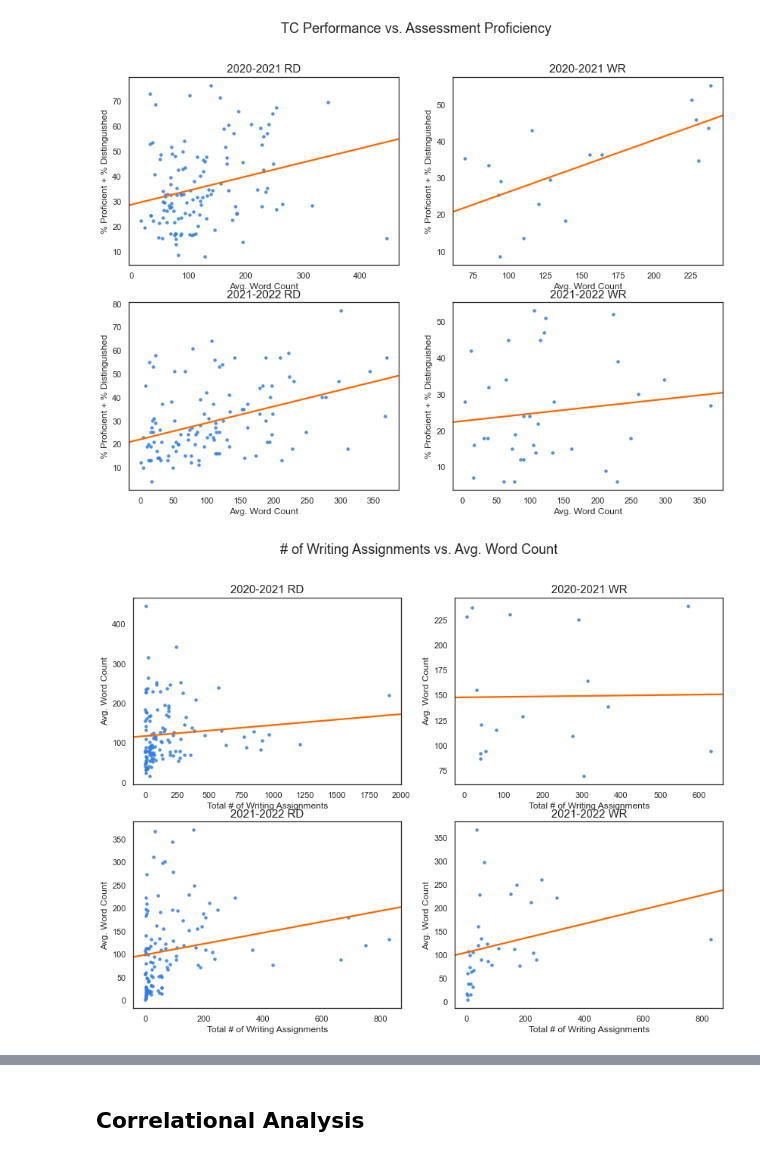
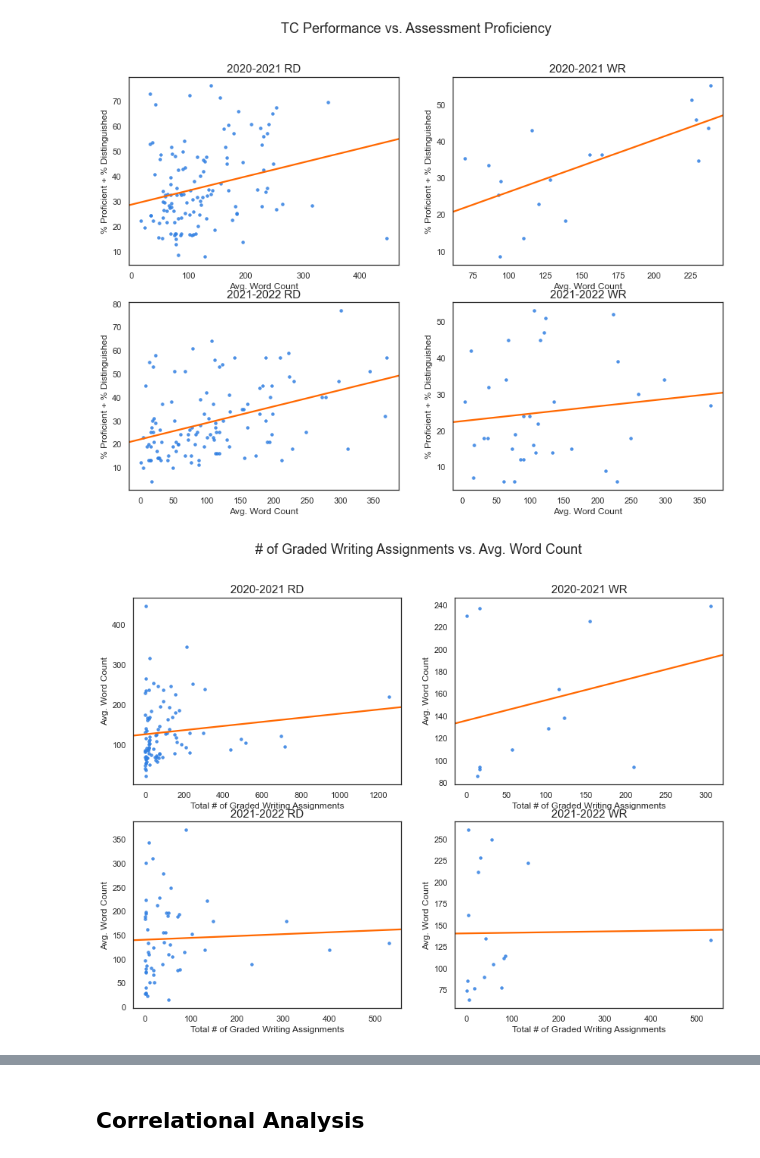
Before and after one commit to ThinkCERCA/efficacy_studies, a Jupyter notebook: JCPS external assessment study/JCPS external assessment analysis_v2.ipynb, the cells around one changed output, grey strips where cells are left out. Cells and saved outputs as stored; diff of their text form; code cells hidden in the pictures.

```diff
--- a/JCPS external assessment study/JCPS external assessment analysis_v2.ipynb
+++ b/JCPS external assessment study/JCPS external assessment analysis_v2.ipynb
@@ -614,0 +606,34 @@ plt.show()
+# %%
+## plot
+sns.set_theme(style="white", palette="deep",rc={"figure.figsize": (14,6)})
+
+fig, axes = plt.subplots(1,2,sharey=False, sharex=True)
+fig.subplots_adjust(wspace=0.5, top=0.85)
+fig.suptitle('2020-2022 JeffCo ThinkCERCA Closed Reading and Writing Lesson Usage (RD)', fontsize=18)
+
+for n, metric in enumerate(metrics_usg):
+    sns.barplot(ax=axes[n],
+                y=metric,
+                x='enrolled_grade_2',
+                hue='school_year',
+                data=grouped_sbmt_grd[grouped_sbmt_grd['SUBJECT']=='RD'],
+                palette=colors_usg)
+    axes[n].set_xlabel('Grade Level')
+    axes[n].tick_params(labelbottom=True, labelleft=True)
+    axes[n].bar_label(axes[n].containers[0])
+    axes[n].bar_label(axes[n].containers[1])
+    axes[n].legend(loc='upper left')
+
+
+axes[0].set_ylim(0,6000)
+axes[0].set_yticks(range(0,6001,500))
+axes[0].set_ylabel('Total # of Submitted Writing Lessons')
+
+axes[1].set_ylim(0,3500)
+axes[1].set_yticks(range(0,3501,300))
+axes[1].set_ylabel('Total # of Graded Writing Lessons')
+
+plt.savefig('/Users/spencersu/Desktop/JCPS external data mapping/2020-22 JeffCo Writing Lesson Usage (RD).png',
+            bbox_inches='tight')
+
+plt.show()
@@ -762,21 +757,21 @@ plt.show()
 # %%
 fig, axes = plt.subplots(2,2,figsize=(14, 10))
-fig.suptitle('# of Writing Assignments vs. Avg. Word Count', fontsize=18)
+fig.suptitle('# of Graded Writing Assignments vs. Avg. Word Count', fontsize=18)
 
 sns.set_style(style='white')
 
 for n1, year in enumerate(years):
     for n2, subject in enumerate(subjects):
         sns.regplot(ax=axes[n1,n2],
                     x=ex_merged[(ex_merged['school_year']==year)
-                                & (ex_merged['SUBJECT']==subject)]['tot_num_asmt_sbmt'],
+                                & (ex_merged['SUBJECT']==subject)]['tot_num_asmt_grd'],
                     y=ex_merged[(ex_merged['school_year']==year) & (ex_merged['SUBJECT']==subject)]['avg_wc'],
                     scatter_kws={"color": "#2f7fe2",'s':12},
                     truncate = False, x_jitter=.3, marker='o', line_kws={"color": "#ff6800"}, ci=None)
-        axes[n1,n2].set_xlabel('Total # of Writing Assignments')
+        axes[n1,n2].set_xlabel('Total # of Graded Writing Assignments')
         axes[n1,n2].set_ylabel('Avg. Word Count')
         axes[n1,n2].set_title(str(year) + ' ' + str(subject), fontsize=15)
 #     plt.savefig(os.path.join(path,'Usage vs. Word Count (Order ' + str(n) +').png'))
 plt.show()
 # %% [output]
-[figure, old version]
+[figure, new version]
```
Also changed, not shown: parts of 59 cells of this notebook.
